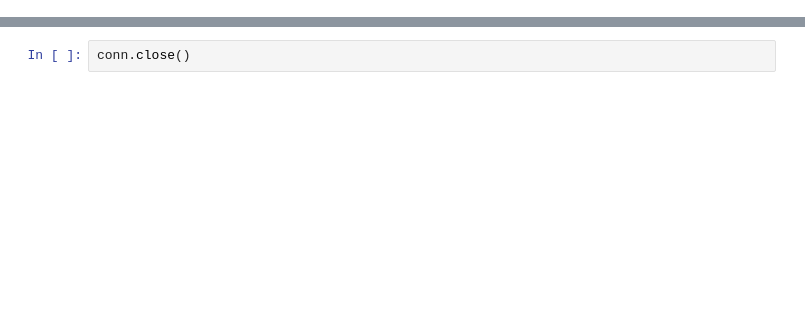
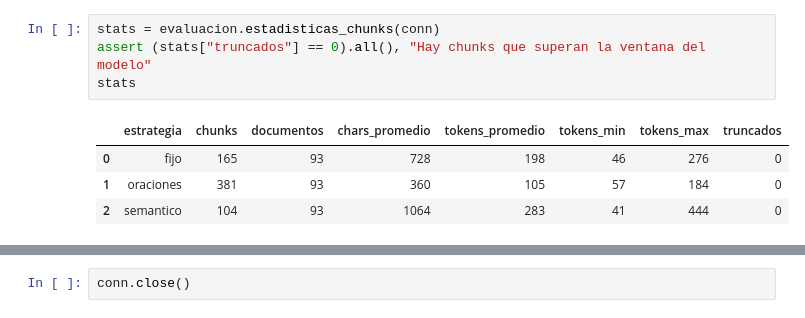
Before and after one commit to jeronimo-taborda-e/merca-rag, a Jupyter notebook: notebooks/02_experimento_chunking.ipynb, the cells around one changed output, grey strips where cells are left out. Saved outputs shown, nothing was run; the diff lists cells and outputs as text; blank space fills up the shorter version.

```diff
--- a/notebooks/02_experimento_chunking.ipynb
+++ b/notebooks/02_experimento_chunking.ipynb
@@ -189,0 +88,9 @@ Guardado en /home/estudiante/trabajo/data/resultados
+# %%
+stats = evaluacion.estadisticas_chunks(conn)
+assert (stats["truncados"] == 0).all(), "Hay chunks que superan la ventana del modelo"
+stats
+# %% [output]
+|  | estrategia | chunks | documentos | chars_promedio | tokens_promedio | tokens_min | tokens_max | truncados |
+| 0 | fijo | 165 | 93 | 728 | 198 | 46 | 276 | 0 |
+| 1 | oraciones | 381 | 93 | 360 | 105 | 57 | 184 | 0 |
+| 2 | semantico | 104 | 93 | 1064 | 283 | 41 | 444 | 0 |
```
Also changed, not shown: parts of 38 cells of this notebook, 41 other files.
